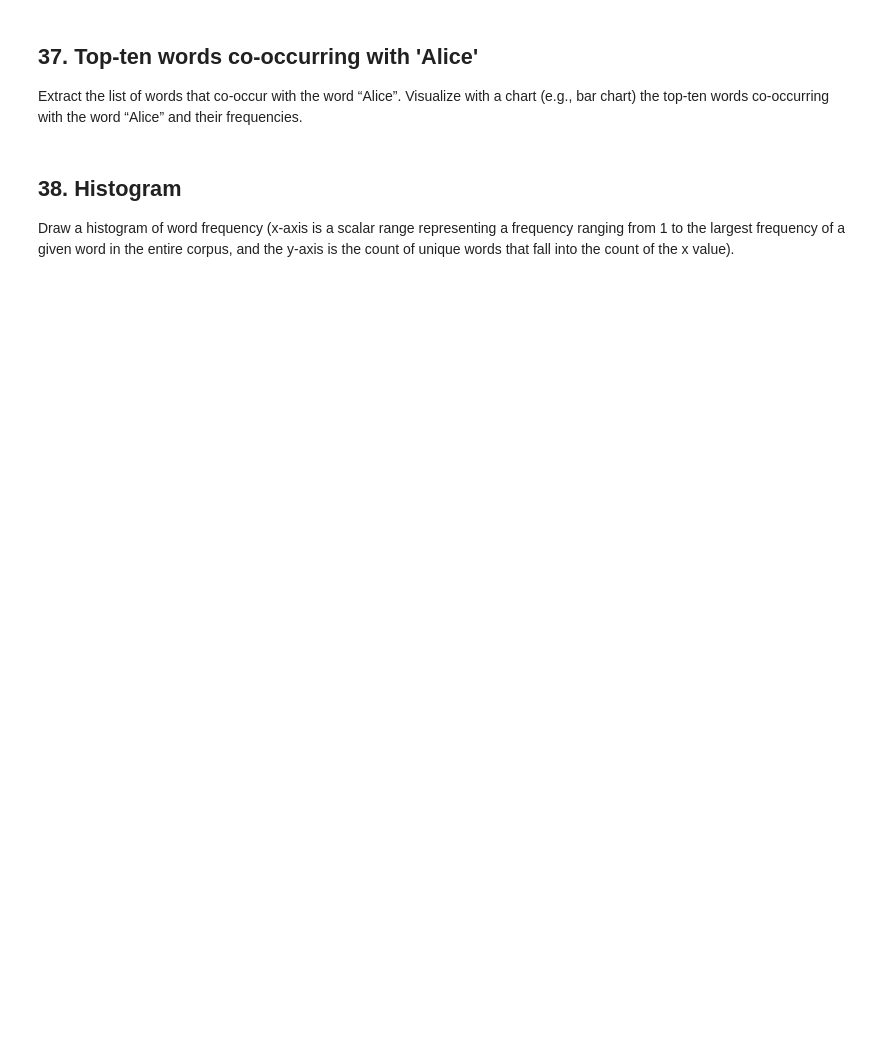
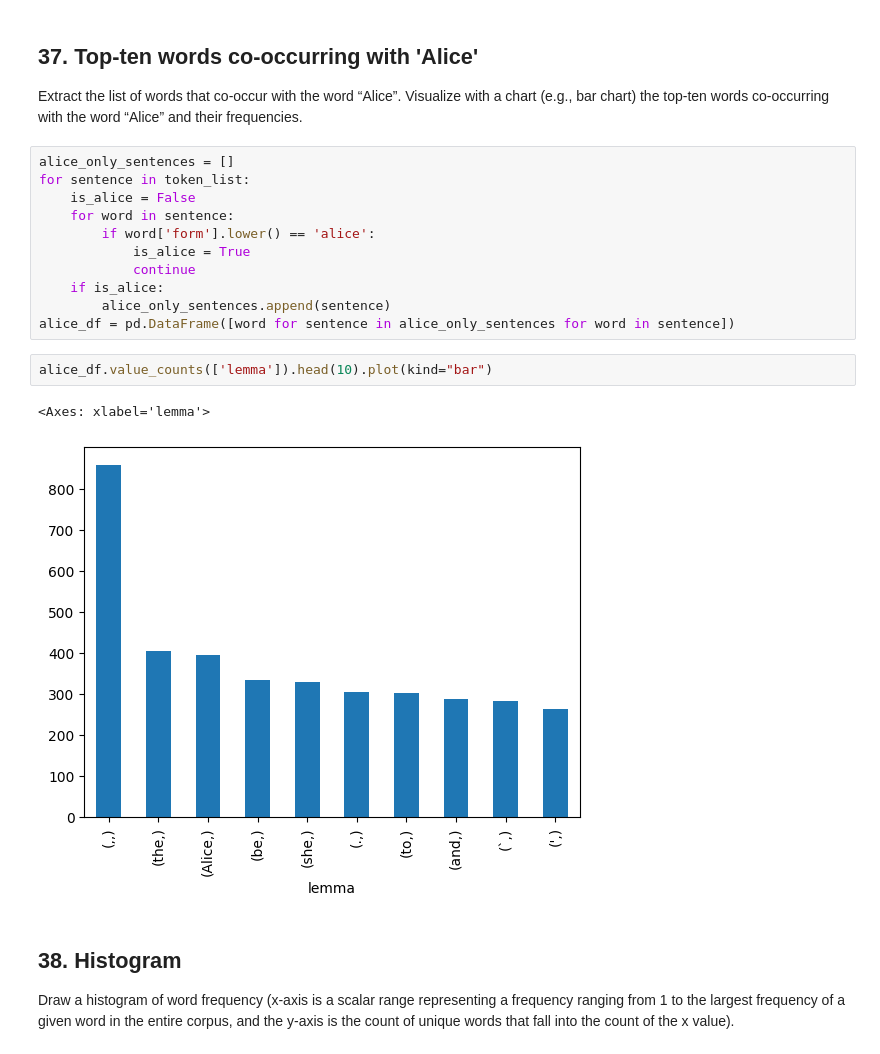
Before and after one commit to rizstwn/llm-learning, a Jupyter notebook: nlp-hundred-exercise.ipynb, the cells around one changed output. Cells and saved outputs as stored; diff of their text form; blank space fills up the shorter version.

```diff
--- a/nlp-hundred-exercise.ipynb
+++ b/nlp-hundred-exercise.ipynb
@@ -762,6 +949,22 @@ Visualize the top-ten frequent words and their frequencies with a chart (e.g., b
 ## 37. Top-ten words co-occurring with 'Alice'
 
 Extract the list of words that co-occur with the word “Alice”. Visualize with a chart (e.g., bar chart) the top-ten words co-occurring with the word “Alice” and their frequencies.
+# %%
+alice_only_sentences = []
+for sentence in token_list:
+    is_alice = False
+    for word in sentence:
+        if word['form'].lower() == 'alice':
+            is_alice = True
+            continue
+    if is_alice:
+        alice_only_sentences.append(sentence)
+alice_df = pd.DataFrame([word for sentence in alice_only_sentences for word in sentence])
+# %%
+alice_df.value_counts(['lemma']).head(10).plot(kind="bar")
+# %% [output]
+<Axes: xlabel='lemma'>
+[figure, added]
 # %% [markdown]
 ## 38. Histogram
 
```
Also changed, not shown: parts of 18 cells of this notebook.
